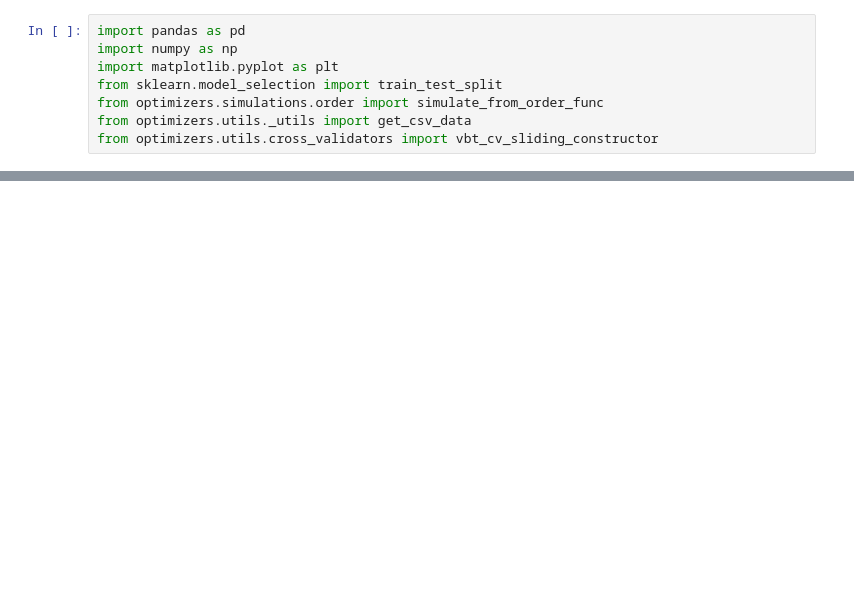
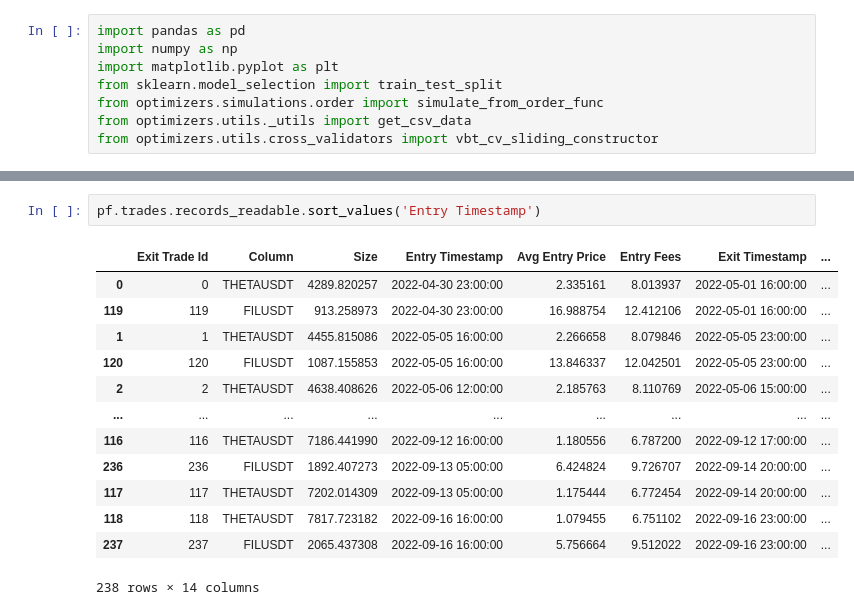
Before and after one commit to jaythequant/VBToptimizers, a Jupyter notebook: GA1review.ipynb, the cells around one changed output, grey strips where cells are left out. Saved outputs shown, nothing was run; the diff lists cells and outputs as text; blank space fills up the shorter version.

```diff
--- a/GA1review.ipynb
+++ b/GA1review.ipynb
@@ -94,0 +98,16 @@ res.PnL.plot(kind="bar", figsize=(16,6))
+# %%
+pf.trades.records_readable.sort_values('Entry Timestamp')
+# %% [output]
+|  | Exit Trade Id | Column | Size | Entry Timestamp | Avg Entry Price | Entry Fees | Exit Timestamp | ... |
+| 0 | 0 | THETAUSDT | 4289.820257 | 2022-04-30 23:00:00 | 2.335161 | 8.013937 | 2022-05-01 16:00:00 | ... |
+| 119 | 119 | FILUSDT | 913.258973 | 2022-04-30 23:00:00 | 16.988754 | 12.412106 | 2022-05-01 16:00:00 | ... |
+| 1 | 1 | THETAUSDT | 4455.815086 | 2022-05-05 16:00:00 | 2.266658 | 8.079846 | 2022-05-05 23:00:00 | ... |
+| 120 | 120 | FILUSDT | 1087.155853 | 2022-05-05 16:00:00 | 13.846337 | 12.042501 | 2022-05-05 23:00:00 | ... |
+| 2 | 2 | THETAUSDT | 4638.408626 | 2022-05-06 12:00:00 | 2.185763 | 8.110769 | 2022-05-06 15:00:00 | ... |
+| ... | ... | ... | ... | ... | ... | ... | ... | ... |
+| 116 | 116 | THETAUSDT | 7186.441990 | 2022-09-12 16:00:00 | 1.180556 | 6.787200 | 2022-09-12 17:00:00 | ... |
+| 236 | 236 | FILUSDT | 1892.407273 | 2022-09-13 05:00:00 | 6.424824 | 9.726707 | 2022-09-14 20:00:00 | ... |
+| 117 | 117 | THETAUSDT | 7202.014309 | 2022-09-13 05:00:00 | 1.175444 | 6.772454 | 2022-09-14 20:00:00 | ... |
+| 118 | 118 | THETAUSDT | 7817.723182 | 2022-09-16 16:00:00 | 1.079455 | 6.751102 | 2022-09-16 23:00:00 | ... |
+| 237 | 237 | FILUSDT | 2065.437308 | 2022-09-16 16:00:00 | 5.756664 | 9.512022 | 2022-09-16 23:00:00 | ... |
+238 rows × 14 columns
```
Also changed, not shown: parts of 6 cells of this notebook, 10 other files.
